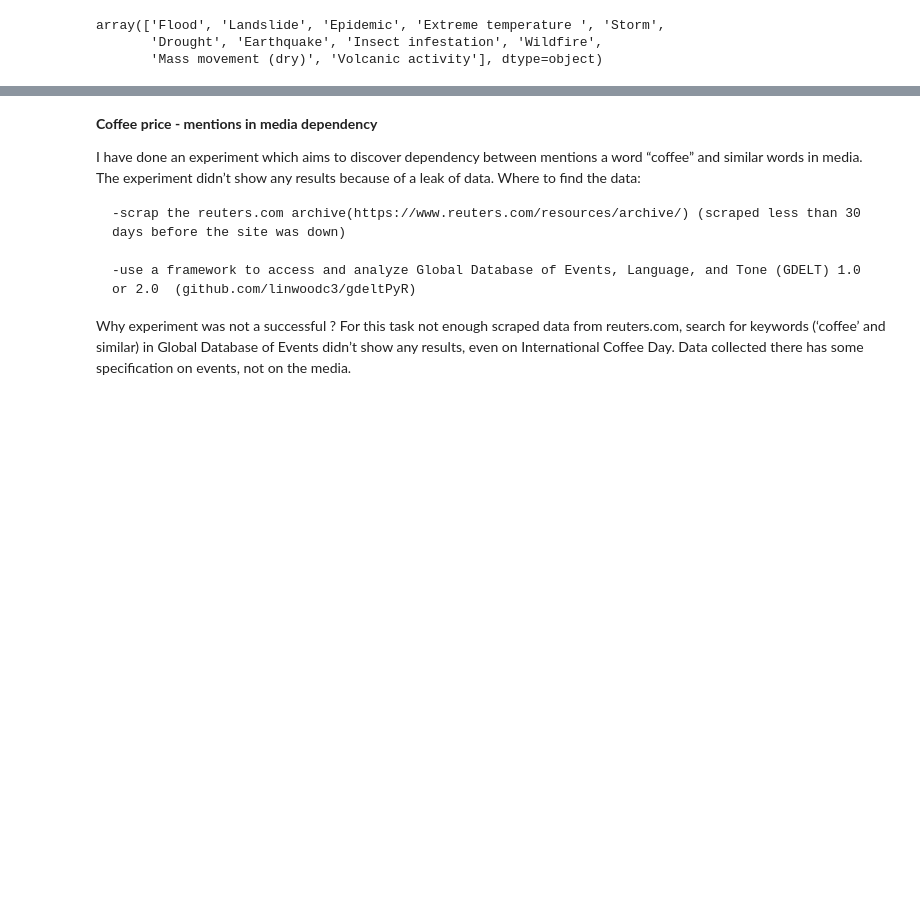
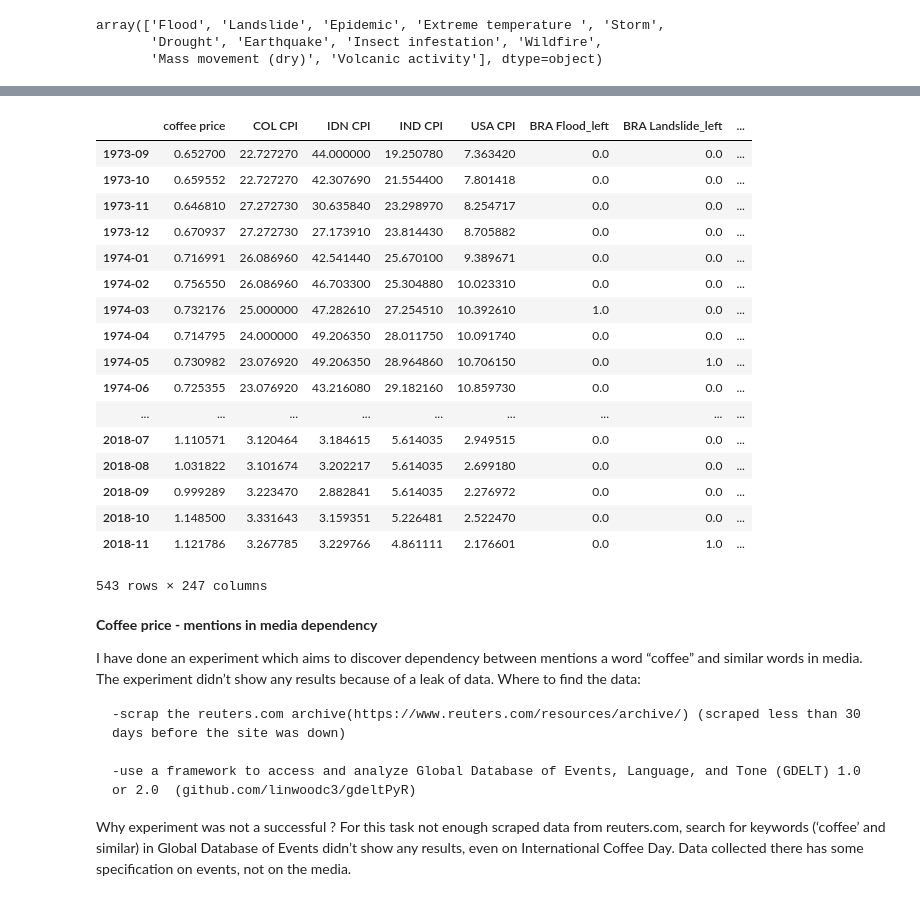
Before and after one commit to irynakostyshyn/coffee-price-prediction, a Jupyter notebook: merge_datasets.ipynb, the cells around one changed output, grey strips where cells are left out. Cells and saved outputs as stored; diff of their text form; code cells hidden in the pictures; blank space fills up the shorter version.

Commit message:
add disaster data

```diff
--- a/merge_datasets.ipynb
+++ b/merge_datasets.ipynb
@@ -371,0 +372,2 @@ array(['Flood', 'Landslide', 'Epidemic', 'Extreme temperature ', 'Storm',
+# %%
+disaster = disaster.drop(0, axis=0)
@@ -372,3 +443,31 @@ array(['Flood', 'Landslide', 'Epidemic', 'Extreme temperature ', 'Storm',
+# %%
+data = disaster_to_timeline(disaster, df.index, ['BRA', 'COL', 'ETH', 'GTM', 'HND', 'IND', 'IDN', 'MEX', 'PER',
+       'UGA', 'VNM'], ['Flood', 'Landslide', 'Epidemic', 'Extreme temperature ', 'Storm',
+       'Drought', 'Earthquake', 'Insect infestation', 'Wildfire',
+       'Mass movement (dry)', 'Volcanic activity'])
+data = data.sort_index()
+# %%
+df= df.join(data, how='left', lsuffix='_left', rsuffix='_right')
+df
+# %% [output]
+|  | coffee price | COL CPI | IDN CPI | IND CPI | USA CPI | BRA Flood_left | BRA Landslide_left | ... |
+| 1973-09 | 0.652700 | 22.727270 | 44.000000 | 19.250780 | 7.363420 | 0.0 | 0.0 | ... |
+| 1973-10 | 0.659552 | 22.727270 | 42.307690 | 21.554400 | 7.801418 | 0.0 | 0.0 | ... |
+| 1973-11 | 0.646810 | 27.272730 | 30.635840 | 23.298970 | 8.254717 | 0.0 | 0.0 | ... |
+| 1973-12 | 0.670937 | 27.272730 | 27.173910 | 23.814430 | 8.705882 | 0.0 | 0.0 | ... |
+| 1974-01 | 0.716991 | 26.086960 | 42.541440 | 25.670100 | 9.389671 | 0.0 | 0.0 | ... |
+| 1974-02 | 0.756550 | 26.086960 | 46.703300 | 25.304880 | 10.023310 | 0.0 | 0.0 | ... |
+| 1974-03 | 0.732176 | 25.000000 | 47.282610 | 27.254510 | 10.392610 | 1.0 | 0.0 | ... |
+| 1974-04 | 0.714795 | 24.000000 | 49.206350 | 28.011750 | 10.091740 | 0.0 | 0.0 | ... |
+| 1974-05 | 0.730982 | 23.076920 | 49.206350 | 28.964860 | 10.706150 | 0.0 | 1.0 | ... |
+| 1974-06 | 0.725355 | 23.076920 | 43.216080 | 29.182160 | 10.859730 | 0.0 | 0.0 | ... |
+| ... | ... | ... | ... | ... | ... | ... | ... | ... |
+| 2018-07 | 1.110571 | 3.120464 | 3.184615 | 5.614035 | 2.949515 | 0.0 | 0.0 | ... |
+| 2018-08 | 1.031822 | 3.101674 | 3.202217 | 5.614035 | 2.699180 | 0.0 | 0.0 | ... |
+| 2018-09 | 0.999289 | 3.223470 | 2.882841 | 5.614035 | 2.276972 | 0.0 | 0.0 | ... |
+| 2018-10 | 1.148500 | 3.331643 | 3.159351 | 5.226481 | 2.522470 | 0.0 | 0.0 | ... |
+| 2018-11 | 1.121786 | 3.267785 | 3.229766 | 4.861111 | 2.176601 | 0.0 | 1.0 | ... |
+543 rows × 247 columns
 # %%
 df.to_csv("data/data/data_for_renges.csv")
 # %% [markdown]
```
Also changed, not shown: parts of 6 cells of this notebook, 1 other file.
